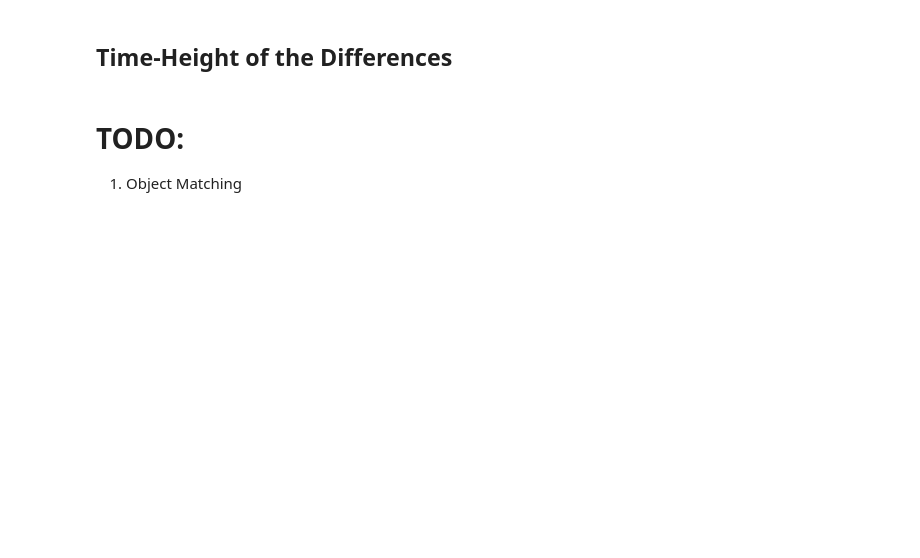
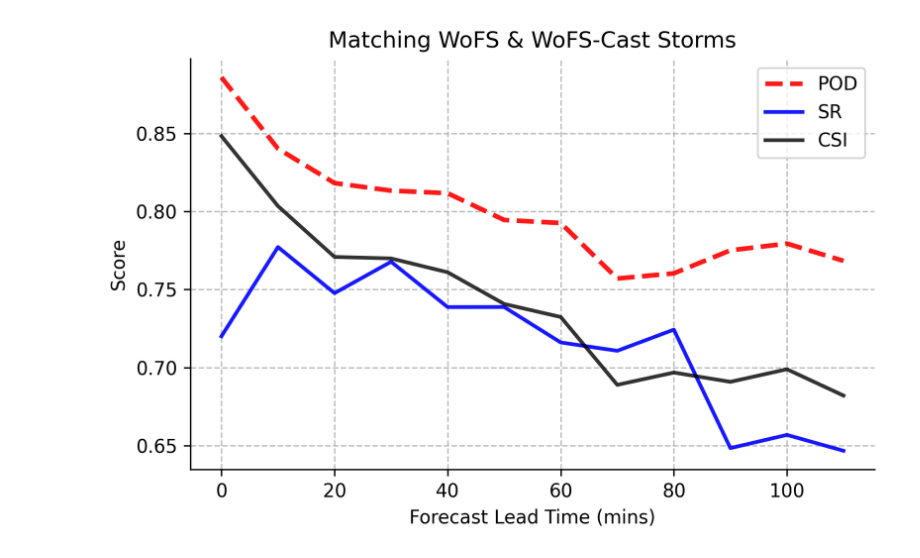
Before and after one commit to NOAA-National-Severe-Storms-Laboratory/frdd-wofs-cast, a Jupyter notebook: training_pipeline/evaluate_model/evaluate_wofscast.ipynb, the cells around one changed output. Drawn from its saved outputs; the diff is of its cells as text; code cells hidden in the pictures; blank space fills up the shorter version.

```diff
--- a/training_pipeline/evaluate_model/evaluate_wofscast.ipynb
+++ b/training_pipeline/evaluate_model/evaluate_wofscast.ipynb
@@ -323,20 +0,0 @@ Batch : 6
-# %%
-target_vars = ['T', 'QVAPOR', 'T2',
-               'U', 'V', 'W',
-               'GEOPOT', 'RAIN_AMOUNT', 'COMPOSITE_REFL_10CM']
-
-units = ['K', 'kg/kg', 'K',
-         r'm s$^{-1}$', r'm s$^{-1}$', r'm s$^{-1}$',
-         'm', 'mm', 'dBZ'
-        ]
-
-display_name = {'T': 'Potential\nTemperature',
-                'QVAPOR': 'Water Vapor Mixing Ratio',
-                'T2': '2-m Temperature',
-                'U': 'U-wind comp.',
-                'V': 'V-wind comp.',
-                'W': 'W-wind comp.',
-                'GEOPOT': 'Geopotential Height',
-                'RAIN_AMOUNT': 'Rain Rate',
-                'COMPOSITE_REFL_10CM': 'Composite Refl.'
-               }
@@ -407,2 +255,0 @@ plt.tight_layout()
-# %% [markdown]
-## Time-Height of the Differences
@@ -431,4 +256,31 @@ plt.tight_layout()
-# %% [markdown]
-# TODO:
-
-1. Object Matching
+# %%
+times = np.arange(len(predictions.time))*10 # in minutes
+fig, ax = plt.subplots(figsize=(6,4), dpi=300, )
+
+cont_dict['hits'] = replace_zeros(cont_dict['hits'])
+cont_dict['misses'] = replace_zeros(cont_dict['misses'])
+cont_dict['false_alarms'] = replace_zeros(cont_dict['false_alarms'])
+
+pod = cont_dict['hits'] / (cont_dict['hits'] + cont_dict['misses'])
+sr = cont_dict['misses'] / (cont_dict['misses'] + cont_dict['false_alarms'])
+csi = cont_dict['hits'] / (cont_dict['hits'] + cont_dict['misses'] + cont_dict['false_alarms'])
+
+ax.plot(times, pod, label='POD', c='red', ls='dashed', lw=2.5, alpha=0.9)
+ax.plot(times, sr, label='SR', c='blue', lw=2.0, alpha=0.9)
+ax.plot(times, csi, label='CSI', c='black', lw=2.0, alpha=0.8)
+
+ax.set(xlabel= 'Forecast Lead Time (mins)',
+       ylabel= f"Score",
+       title = 'Matching WoFS & WoFS-Cast Storms'
+      )
+
+ax.grid(ls='dashed', alpha=0.8)
+# Hide the top and right spines
+ax.spines['top'].set_visible(False)
+ax.spines['right'].set_visible(False)
+
+ax.legend()
+
+plt.tight_layout()
+# %% [output]
+[figure, added]
```
Also changed, not shown: parts of 21 cells of this notebook, 2 other files.
